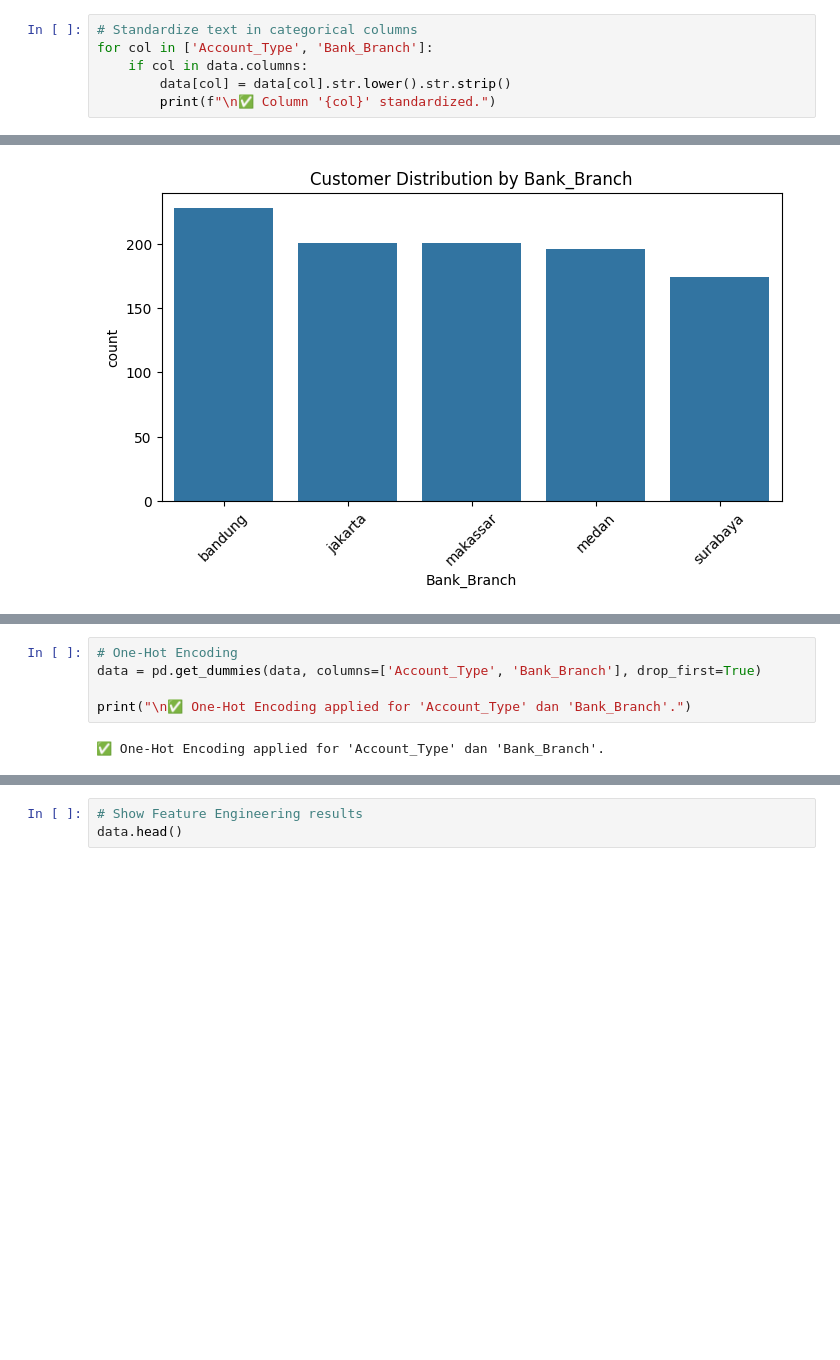
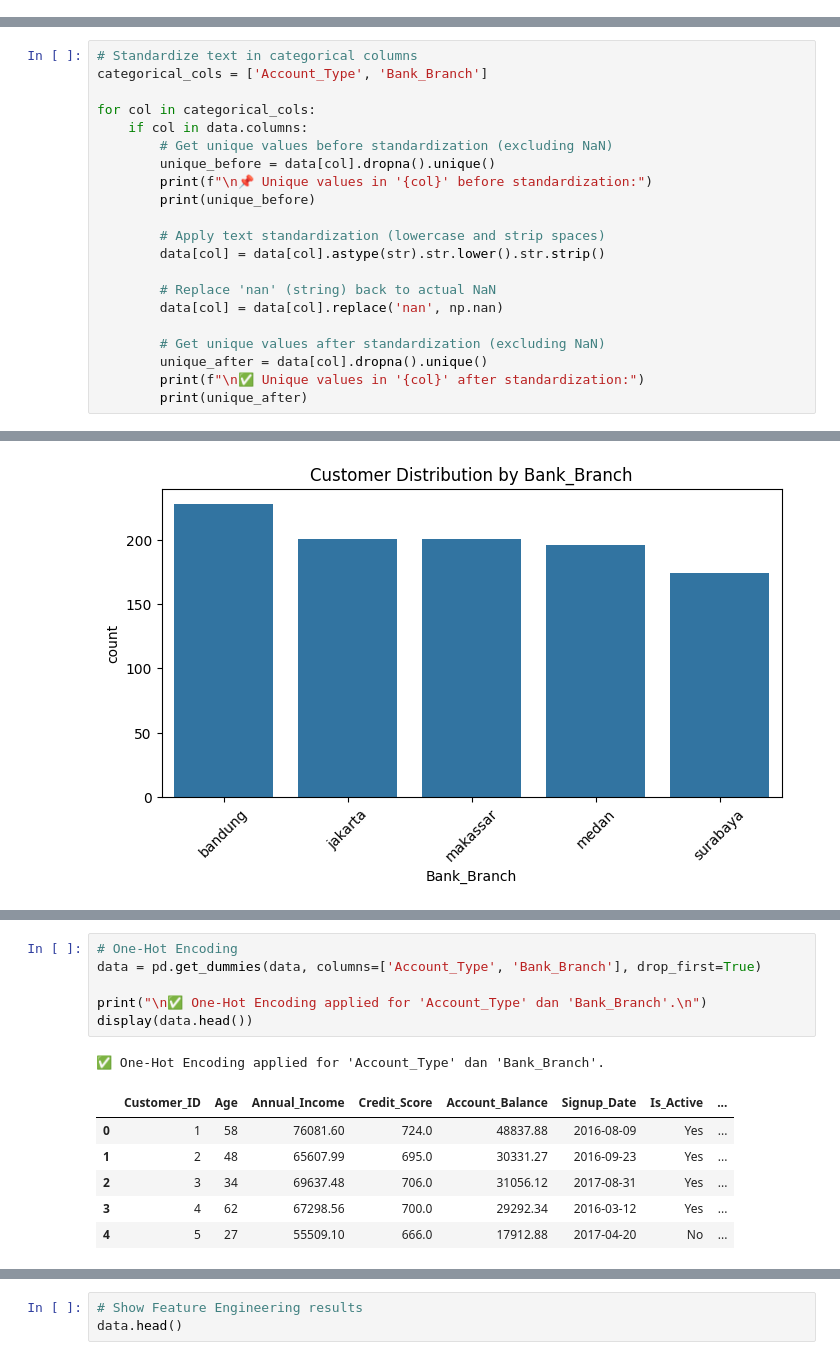
Before and after one commit to andrybrew/data-science-machine-learning-BI, a Jupyter notebook: DS/001_EDA_Data_Preprocessing_n_Data_Visualization.ipynb, the cells around one changed output, grey strips where cells are left out. Drawn from its saved outputs; the diff is of its cells as text; blank space fills up the shorter version.

```diff
--- a/DS/001_EDA_Data_Preprocessing_n_Data_Visualization.ipynb
+++ b/DS/001_EDA_Data_Preprocessing_n_Data_Visualization.ipynb
@@ -127,9 +143,3 @@ data['Signup_Date'] = pd.to_datetime(data['Signup_Date'], errors='coerce')
 print("\n✅ 'Signup_Date' converted to datetime format.")
 # %% [output]
 ✅ 'Signup_Date' converted to datetime format.
-# %%
-# Standardize text in categorical columns
-for col in ['Account_Type', 'Bank_Branch']:
-    if col in data.columns:
-        data[col] = data[col].str.lower().str.strip()
-        print(f"\n✅ Column '{col}' standardized.")
@@ -139,0 +146,21 @@ for col in ['Account_Type', 'Bank_Branch']:
+# %%
+# Standardize text in categorical columns
+categorical_cols = ['Account_Type', 'Bank_Branch']
+
+for col in categorical_cols:
+    if col in data.columns:
+        # Get unique values before standardization (excluding NaN)
+        unique_before = data[col].dropna().unique()
+        print(f"\n📌 Unique values in '{col}' before standardization:")
+        print(unique_before)
+
+        # Apply text standardization (lowercase and strip spaces)
+        data[col] = data[col].astype(str).str.lower().str.strip()
+
+        # Replace 'nan' (string) back to actual NaN
+        data[col] = data[col].replace('nan', np.nan)
+
+        # Get unique values after standardization (excluding NaN)
+        unique_after = data[col].dropna().unique()
+        print(f"\n✅ Unique values in '{col}' after standardization:")
+        print(unique_after)
@@ -344,10 +428,17 @@ print("\n✅ 'Customer_Tenure' feature added.")
 # %%
 # One-Hot Encoding
 data = pd.get_dummies(data, columns=['Account_Type', 'Bank_Branch'], drop_first=True)
 
-print("\n✅ One-Hot Encoding applied for 'Account_Type' dan 'Bank_Branch'.")
+print("\n✅ One-Hot Encoding applied for 'Account_Type' dan 'Bank_Branch'.\n")
+display(data.head())
 # %% [output]
 ✅ One-Hot Encoding applied for 'Account_Type' dan 'Bank_Branch'.
+|  | Customer_ID | Age | Annual_Income | Credit_Score | Account_Balance | Signup_Date | Is_Active | ... |
+| 0 | 1 | 58 | 76081.60 | 724.0 | 48837.88 | 2016-08-09 | Yes | ... |
+| 1 | 2 | 48 | 65607.99 | 695.0 | 30331.27 | 2016-09-23 | Yes | ... |
+| 2 | 3 | 34 | 69637.48 | 706.0 | 31056.12 | 2017-08-31 | Yes | ... |
+| 3 | 4 | 62 | 67298.56 | 700.0 | 29292.34 | 2016-03-12 | Yes | ... |
+| 4 | 5 | 27 | 55509.10 | 666.0 | 17912.88 | 2017-04-20 | No | ... |
 # %%
 # Scaler initialization
 minmax_scaler = MinMaxScaler()
```
Also changed, not shown: parts of 27 cells of this notebook.
